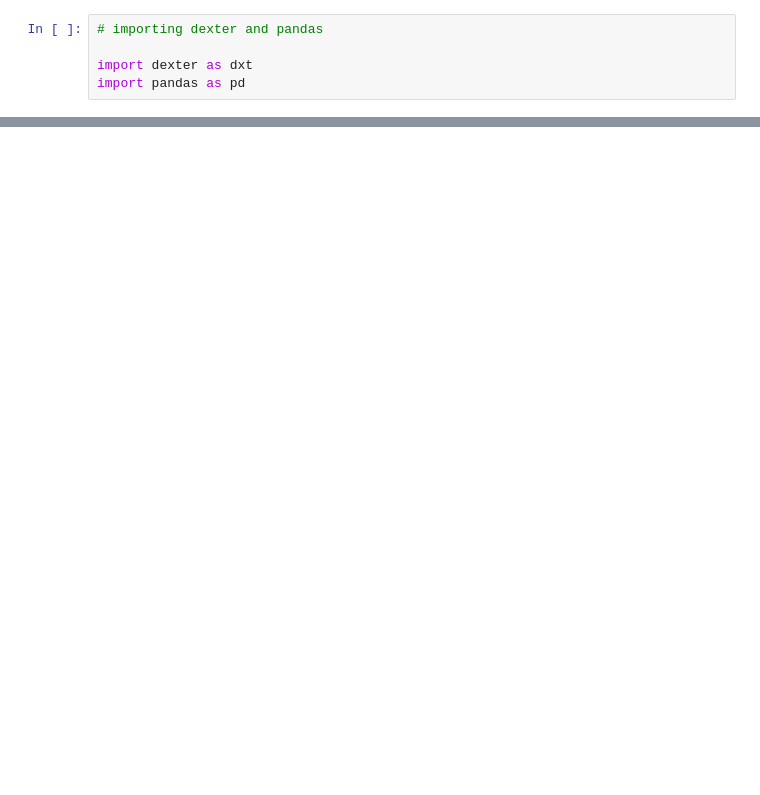
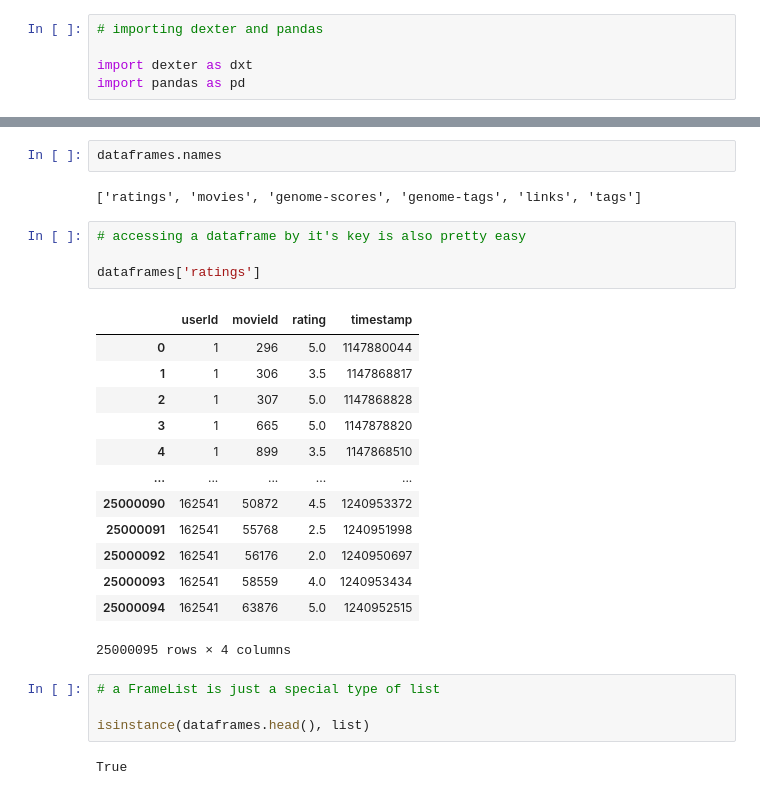
Before and after one commit to igorbenav/dexter, a Jupyter notebook: Example.ipynb, the cells around one changed output, grey strips where cells are left out. Saved outputs shown, nothing was run; the diff lists cells and outputs as text; blank space fills up the shorter version.

Commit message:
old framelist refactored to framemap, new framelist created, test, example and readme updated

```diff
--- a/Example.ipynb
+++ b/Example.ipynb
@@ -79,0 +85,28 @@ dxt.to_html(dataframes.nunique())
+# %%
+dataframes.names
+# %% [output]
+['ratings', 'movies', 'genome-scores', 'genome-tags', 'links', 'tags']
+# %%
+# accessing a dataframe by it's key is also pretty easy
+
+dataframes['ratings']
+# %% [output]
+|  | userId | movieId | rating | timestamp |
+| 0 | 1 | 296 | 5.0 | 1147880044 |
+| 1 | 1 | 306 | 3.5 | 1147868817 |
+| 2 | 1 | 307 | 5.0 | 1147868828 |
+| 3 | 1 | 665 | 5.0 | 1147878820 |
+| 4 | 1 | 899 | 3.5 | 1147868510 |
+| ... | ... | ... | ... | ... |
+| 25000090 | 162541 | 50872 | 4.5 | 1240953372 |
+| 25000091 | 162541 | 55768 | 2.5 | 1240951998 |
+| 25000092 | 162541 | 56176 | 2.0 | 1240950697 |
+| 25000093 | 162541 | 58559 | 4.0 | 1240953434 |
+| 25000094 | 162541 | 63876 | 5.0 | 1240952515 |
+25000095 rows × 4 columns
+# %%
+# a FrameList is just a special type of list
+
+isinstance(dataframes.head(), list)
+# %% [output]
+True
```
Also changed, not shown: parts of 16 cells of this notebook, 6 other files.
